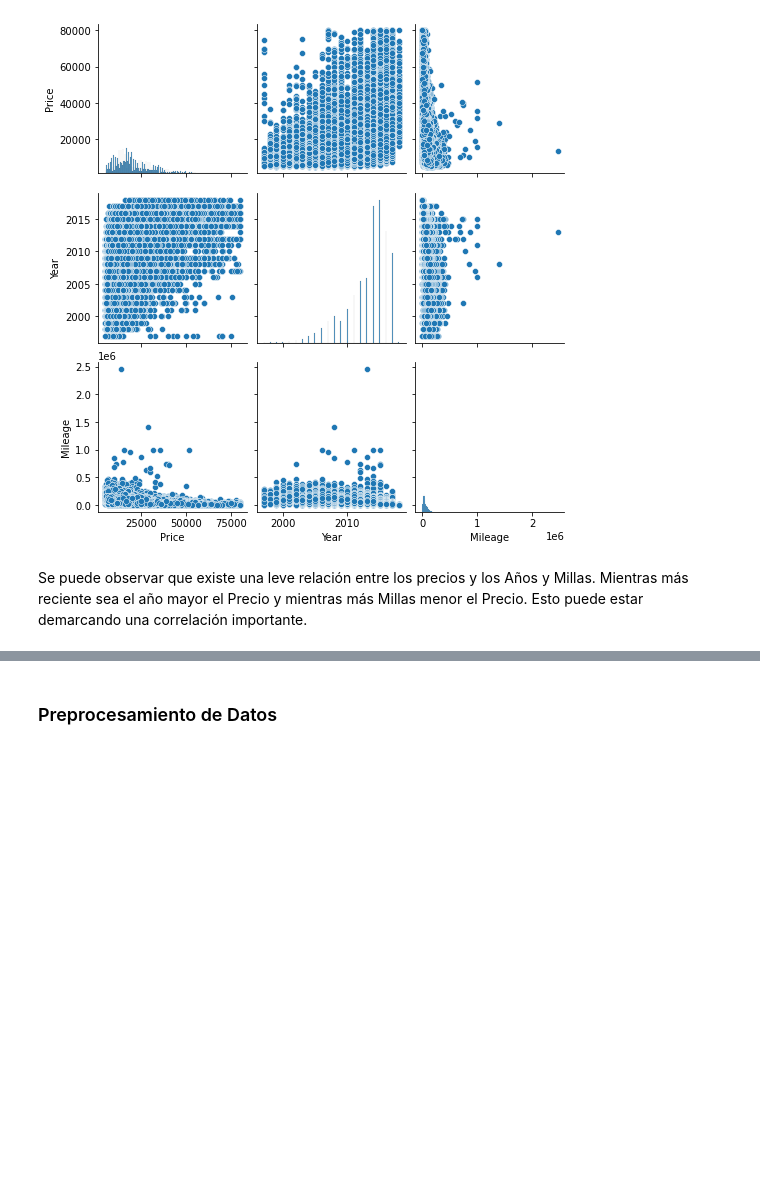
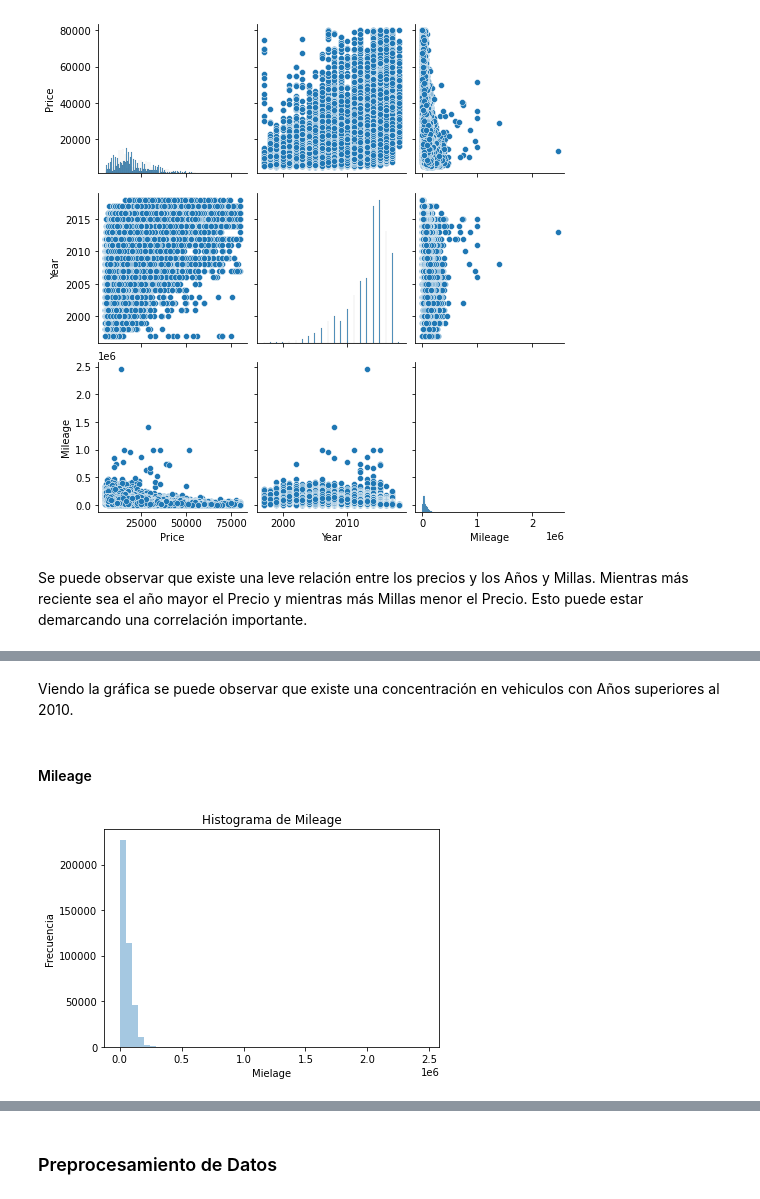
Before and after one commit to dfgomezc/pry_pric_cars, a Jupyter notebook: SCRIPTS/JFM_modelo_prediccion_precios_veh.ipynb, the cells around one changed output, grey strips where cells are left out. Drawn from its saved outputs; the diff is of its cells as text; code cells hidden in the pictures; blank space fills up the shorter version.

```diff
--- a/SCRIPTS/JFM_modelo_prediccion_precios_veh.ipynb
+++ b/SCRIPTS/JFM_modelo_prediccion_precios_veh.ipynb
@@ -86,0 +147,18 @@ Se puede observar que existe una leve relación entre los precios y los Años y
+# %% [markdown]
+Viendo la gráfica se puede observar que existe una concentración en vehiculos con Años superiores al 2010.
+# %% [markdown]
+#### Mileage
+# %%
+# Se realiza una gráfica rápida para verificar la distribución
+# Crear el histograma
+sns.distplot(train_df["Mileage"], kde=False)
+
+# Añadir etiquetas
+plt.title("Histograma de Mileage")
+plt.xlabel("Mielage")
+plt.ylabel("Frecuencia")
+
+# Mostrar la gráfica
+plt.show()
+# %% [output]
+[figure, added]
```
Also changed, not shown: parts of 10 cells of this notebook.
